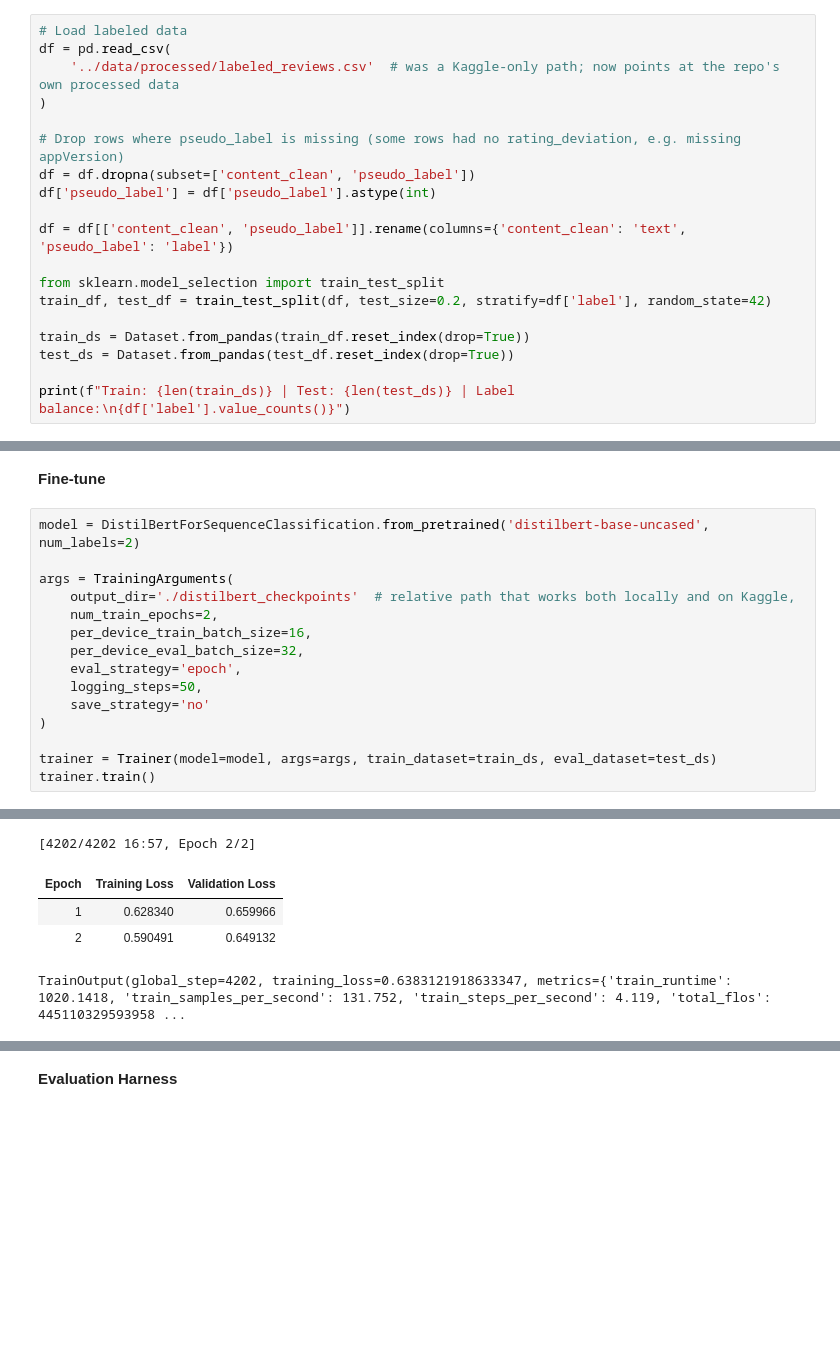
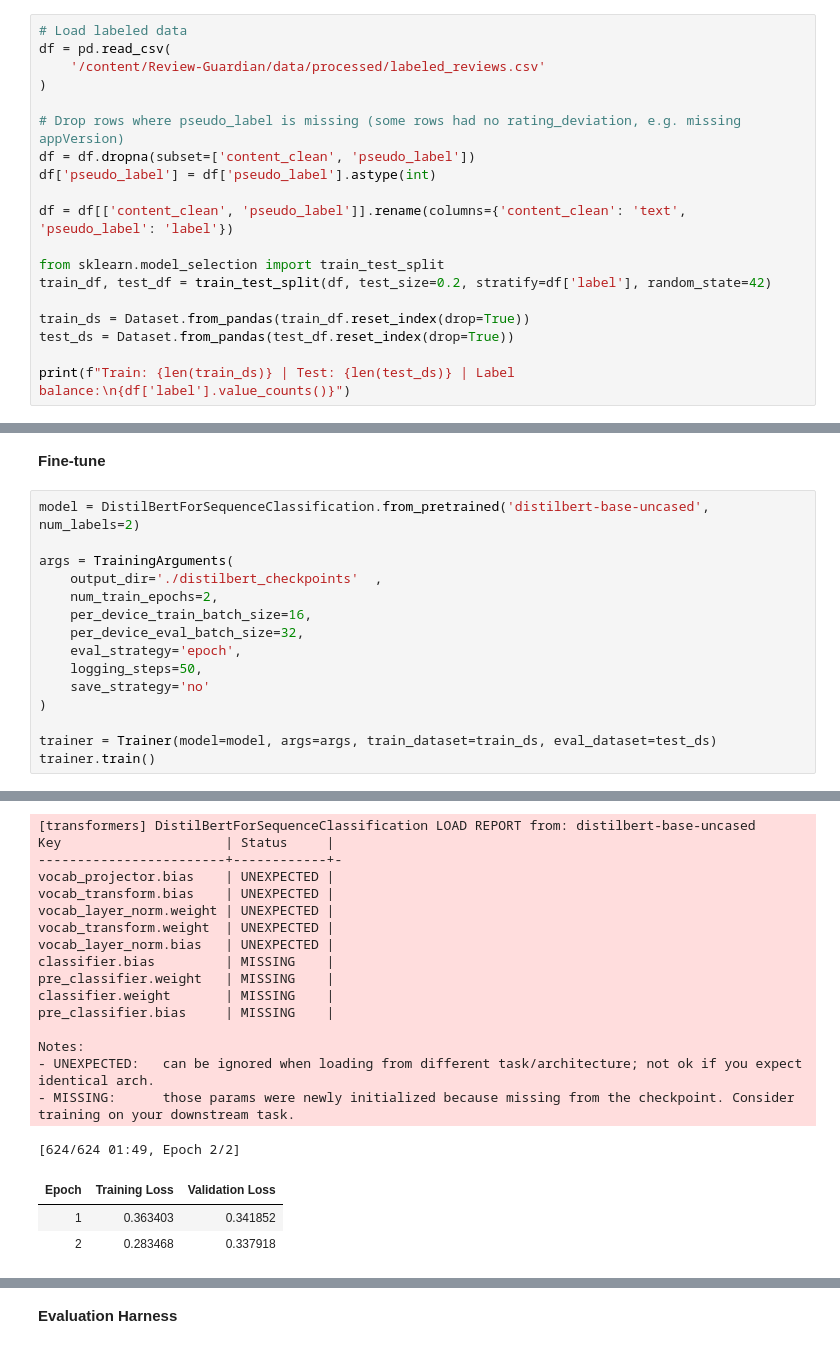
Before and after one commit to Camelia-Tribeche/Review-Guardian, a Jupyter notebook: notebooks/04_distilbert_fake_review_classifier.ipynb, the cells around one changed output, grey strips where cells are left out. Saved outputs shown, nothing was run; the diff lists cells and outputs as text; blank space fills up the shorter version.

```diff
--- a/notebooks/04_distilbert_fake_review_classifier.ipynb
+++ b/notebooks/04_distilbert_fake_review_classifier.ipynb
@@ -12,7 +10,7 @@ KeyboardInterrupt:
 # %%
 # Load labeled data
 df = pd.read_csv(
-    '../data/processed/labeled_reviews.csv'  # was a Kaggle-only path; now points at the repo's own processed data
+    '/content/Review-Guardian/data/processed/labeled_reviews.csv'
 )
 
 # Drop rows where pseudo_label is missing (some rows had no rating_deviation, e.g. missing appVersion)
@@ -56,7 +53,7 @@ Warning: You are sending unauthenticated requests to the HF Hub. Please set a HF
 model = DistilBertForSequenceClassification.from_pretrained('distilbert-base-uncased', num_labels=2)
 
 args = TrainingArguments(
-    output_dir='./distilbert_checkpoints'  # relative path that works both locally and on Kaggle,
+    output_dir='./distilbert_checkpoints'  ,
     num_train_epochs=2,
     per_device_train_batch_size=16,
     per_device_eval_batch_size=32,
@@ -87,5 +69,20 @@ Notes:
-[4202/4202 16:57, Epoch 2/2]
+[transformers] DistilBertForSequenceClassification LOAD REPORT from: distilbert-base-uncased
+Key                     | Status     |
+------------------------+------------+-
+vocab_projector.bias    | UNEXPECTED |
+vocab_transform.bias    | UNEXPECTED |
+vocab_layer_norm.weight | UNEXPECTED |
+vocab_transform.weight  | UNEXPECTED |
+vocab_layer_norm.bias   | UNEXPECTED |
+classifier.bias         | MISSING    |
+pre_classifier.weight   | MISSING    |
+classifier.weight       | MISSING    |
+pre_classifier.bias     | MISSING    |
+
+Notes:
+- UNEXPECTED:   can be ignored when loading from different task/architecture; not ok if you expect identical arch.
+- MISSING:      those params were newly initialized because missing from the checkpoint. Consider training on your downstream task.
+[624/624 01:49, Epoch 2/2]
 | Epoch | Training Loss | Validation Loss |
-| 1 | 0.628340 | 0.659966 |
-| 2 | 0.590491 | 0.649132 |
+| 1 | 0.363403 | 0.341852 |
+| 2 | 0.283468 | 0.337918 |
-TrainOutput(global_step=4202, training_loss=0.6383121918633347, metrics={'train_runtime': 1020.1418, 'train_samples_per_second': 131.752, 'train_steps_per_second': 4.119, 'total_flos': 445110329593958 ...
```
Also changed, not shown: parts of 7 cells of this notebook.
